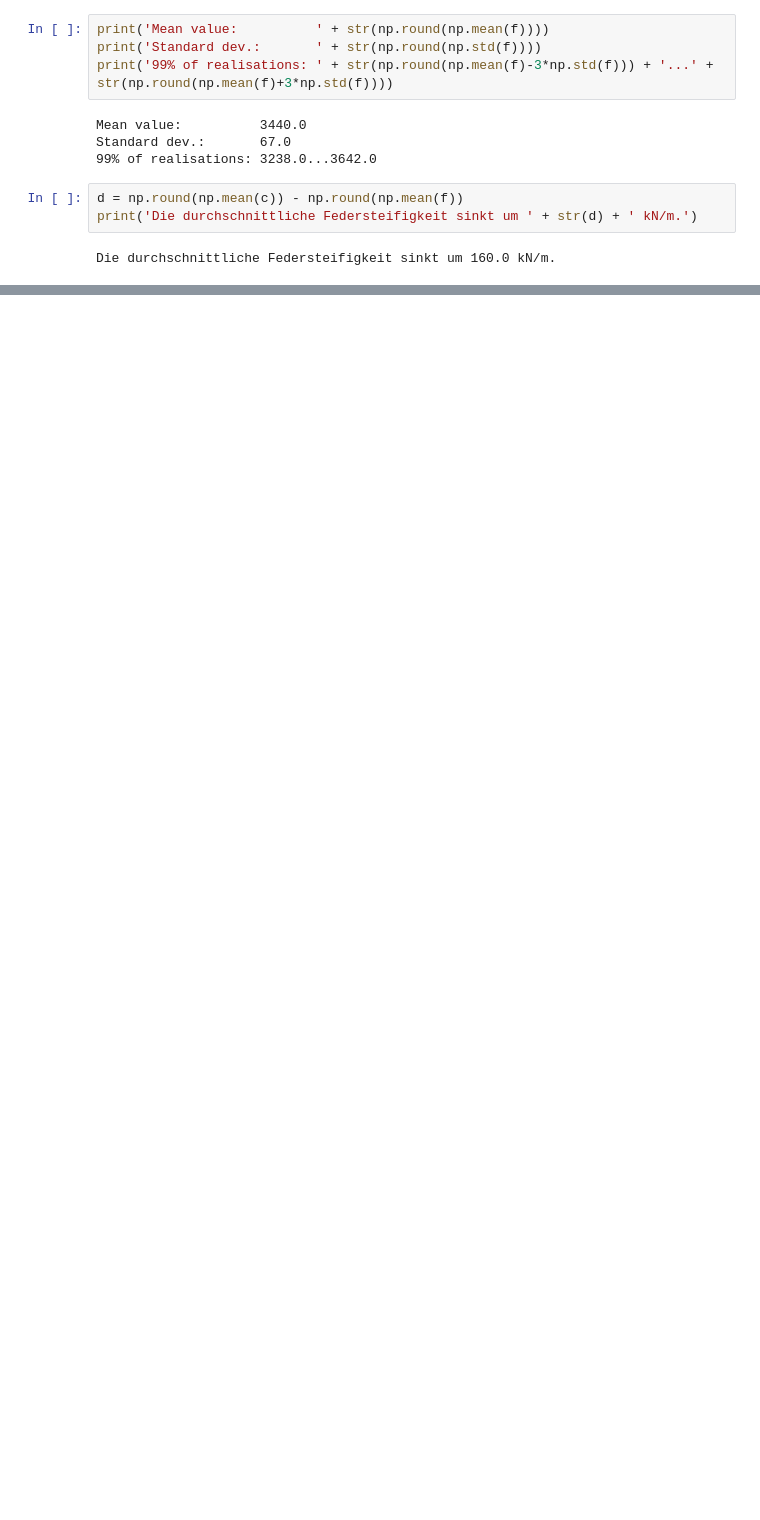
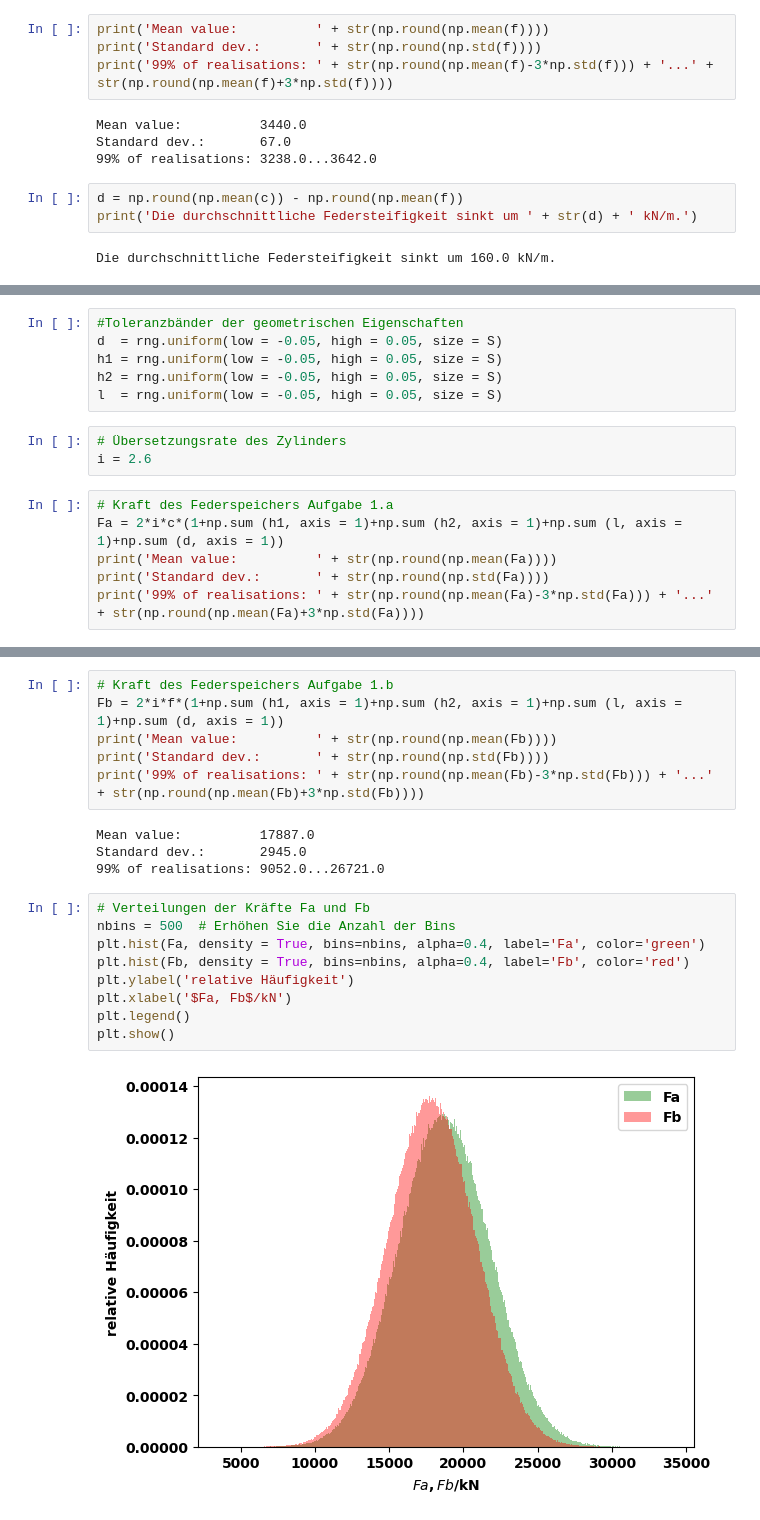
Before and after one commit to FHAC-MdQM/monte-carlo-simulation-LeoSchnuch, a Jupyter notebook: MonteCarlo.ipynb, the cells around one changed output, grey strips where cells are left out. Cells and saved outputs as stored; diff of their text form; blank space fills up the shorter version.

Commit message:
Aufgabe 2 fertig

```diff
--- a/MonteCarlo.ipynb
+++ b/MonteCarlo.ipynb
@@ -110,0 +116,15 @@ Die durchschnittliche Federsteifigkeit sinkt um 160.0 kN/m.
+# %%
+#Toleranzbänder der geometrischen Eigenschaften
+d  = rng.uniform(low = -0.05, high = 0.05, size = S)
+h1 = rng.uniform(low = -0.05, high = 0.05, size = S)
+h2 = rng.uniform(low = -0.05, high = 0.05, size = S)
+l  = rng.uniform(low = -0.05, high = 0.05, size = S)
+# %%
+# Übersetzungsrate des Zylinders
+i = 2.6
+# %%
+# Kraft des Federspeichers Aufgabe 1.a
+Fa = 2*i*c*(1+np.sum (h1, axis = 1)+np.sum (h2, axis = 1)+np.sum (l, axis = 1)+np.sum (d, axis = 1))
+print('Mean value:          ' + str(np.round(np.mean(Fa))))
+print('Standard dev.:       ' + str(np.round(np.std(Fa))))
+print('99% of realisations: ' + str(np.round(np.mean(Fa)-3*np.std(Fa))) + '...' + str(np.round(np.mean(Fa)+3*np.std(Fa))))
@@ -110,0 +135,21 @@ Die durchschnittliche Federsteifigkeit sinkt um 160.0 kN/m.
+# %%
+# Kraft des Federspeichers Aufgabe 1.b
+Fb = 2*i*f*(1+np.sum (h1, axis = 1)+np.sum (h2, axis = 1)+np.sum (l, axis = 1)+np.sum (d, axis = 1))
+print('Mean value:          ' + str(np.round(np.mean(Fb))))
+print('Standard dev.:       ' + str(np.round(np.std(Fb))))
+print('99% of realisations: ' + str(np.round(np.mean(Fb)-3*np.std(Fb))) + '...' + str(np.round(np.mean(Fb)+3*np.std(Fb))))
+# %% [output]
+Mean value:          17887.0
+Standard dev.:       2945.0
+99% of realisations: 9052.0...26721.0
+# %%
+# Verteilungen der Kräfte Fa und Fb
+nbins = 500  # Erhöhen Sie die Anzahl der Bins
+plt.hist(Fa, density = True, bins=nbins, alpha=0.4, label='Fa', color='green')
+plt.hist(Fb, density = True, bins=nbins, alpha=0.4, label='Fb', color='red')
+plt.ylabel('relative Häufigkeit')
+plt.xlabel('$Fa, Fb$/kN')
+plt.legend()
+plt.show()
+# %% [output]
+[figure, added]
```
Also changed, not shown: parts of 10 cells of this notebook.
